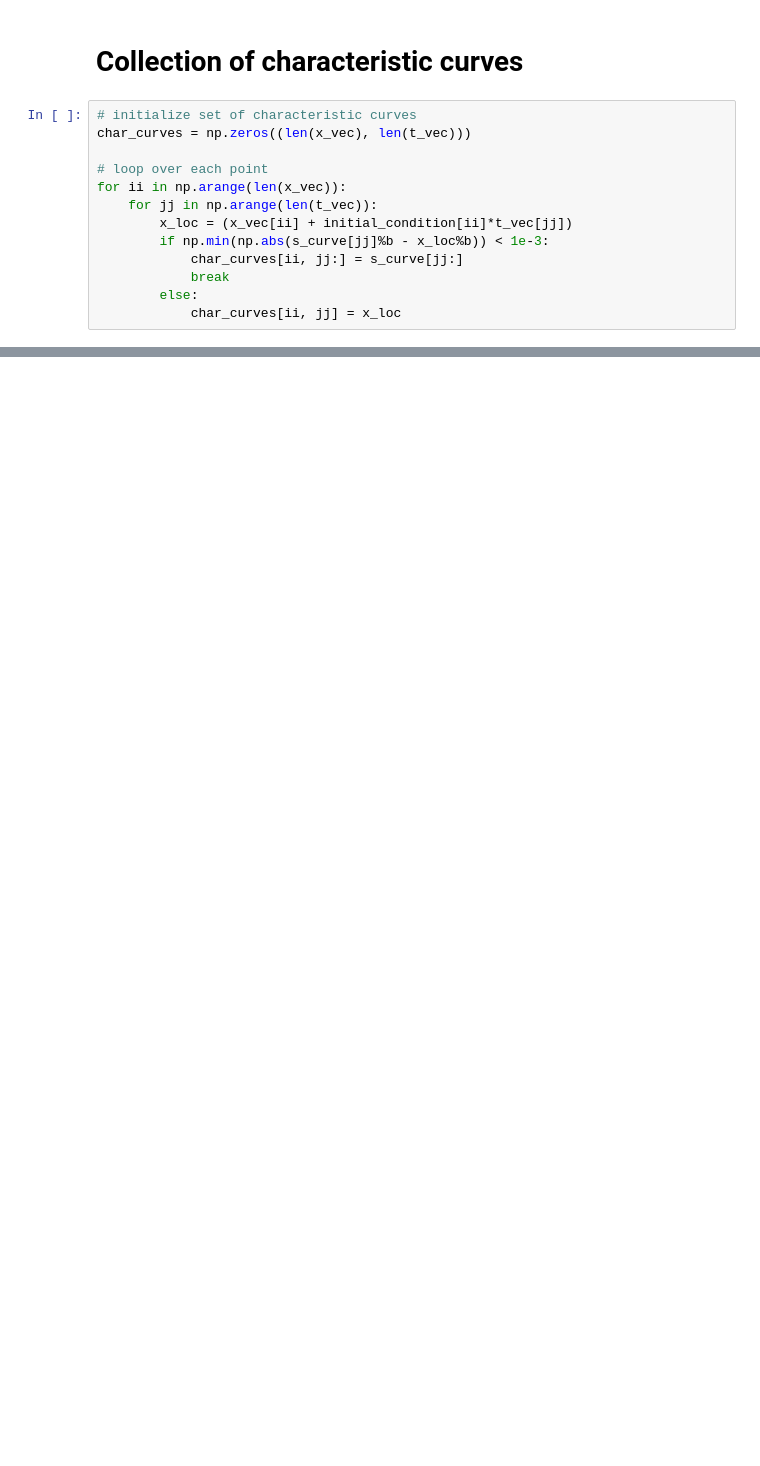
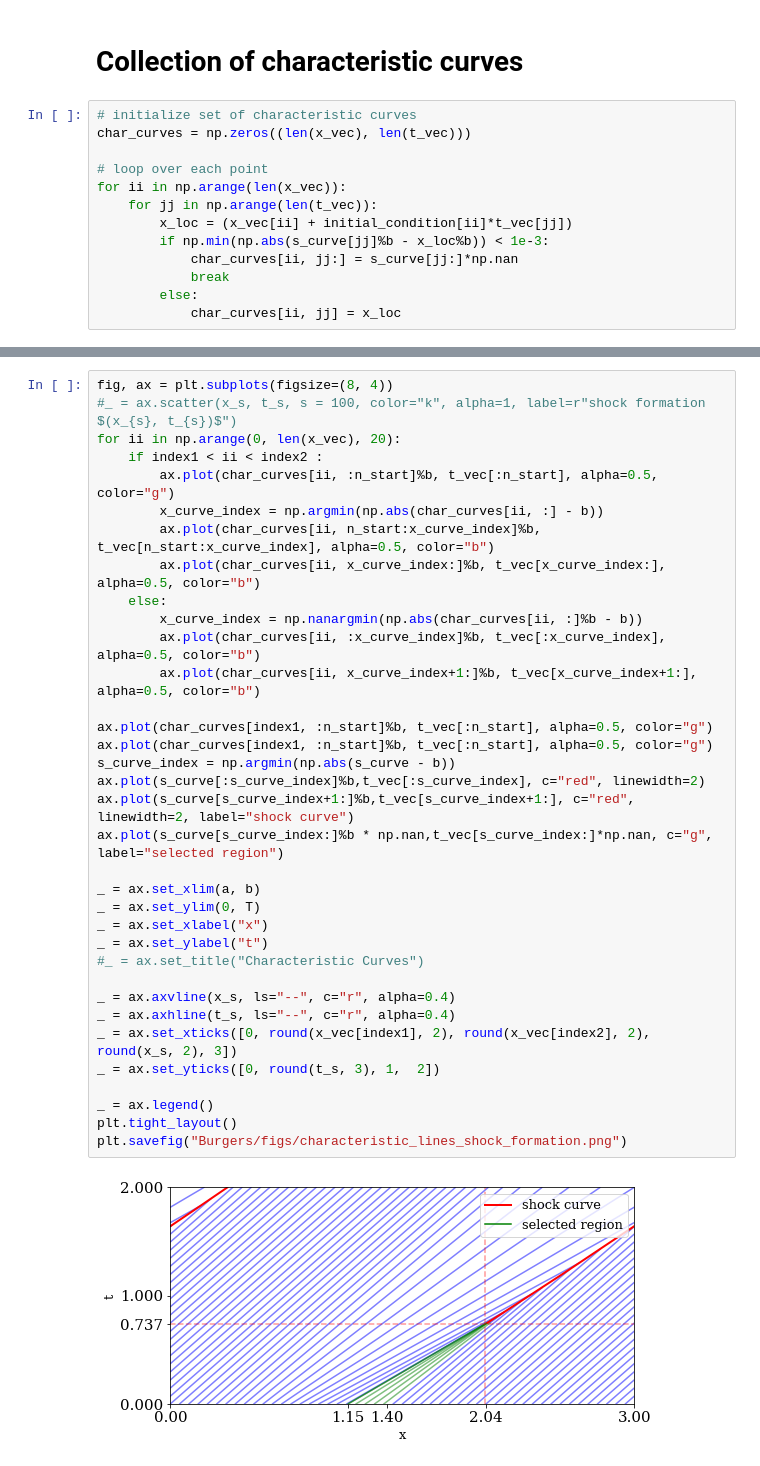
Before and after one commit to opaliss/Space-Weather-ROM, a Jupyter notebook: Burgers/Burgers-find-c(t).ipynb, the cells around one changed output, grey strips where cells are left out. Drawn from its saved outputs; the diff is of its cells as text; blank space fills up the shorter version.

```diff
--- a/Burgers/Burgers-find-c(t).ipynb
+++ b/Burgers/Burgers-find-c(t).ipynb
@@ -231,7 +313,7 @@ for ii in np.arange(len(x_vec)):
     for jj in np.arange(len(t_vec)):
         x_loc = (x_vec[ii] + initial_condition[ii]*t_vec[jj])
         if np.min(np.abs(s_curve[jj]%b - x_loc%b)) < 1e-3:
-            char_curves[ii, jj:] = s_curve[jj:]
+            char_curves[ii, jj:] = s_curve[jj:]*np.nan
             break
         else:
             char_curves[ii, jj] = x_loc
@@ -279 +330,38 @@ m_mean
+# %%
+fig, ax = plt.subplots(figsize=(8, 4))
+#_ = ax.scatter(x_s, t_s, s = 100, color="k", alpha=1, label=r"shock formation $(x_{s}, t_{s})$")
+for ii in np.arange(0, len(x_vec), 20):
+    if index1 < ii < index2 :
+        ax.plot(char_curves[ii, :n_start]%b, t_vec[:n_start], alpha=0.5, color="g")
+        x_curve_index = np.argmin(np.abs(char_curves[ii, :] - b))
+        ax.plot(char_curves[ii, n_start:x_curve_index]%b, t_vec[n_start:x_curve_index], alpha=0.5, color="b")
+        ax.plot(char_curves[ii, x_curve_index:]%b, t_vec[x_curve_index:], alpha=0.5, color="b")
+    else:
+        x_curve_index = np.nanargmin(np.abs(char_curves[ii, :]%b - b))
+        ax.plot(char_curves[ii, :x_curve_index]%b, t_vec[:x_curve_index], alpha=0.5, color="b")
+        ax.plot(char_curves[ii, x_curve_index+1:]%b, t_vec[x_curve_index+1:], alpha=0.5, color="b")
+
+ax.plot(char_curves[index1, :n_start]%b, t_vec[:n_start], alpha=0.5, color="g")
+ax.plot(char_curves[index1, :n_start]%b, t_vec[:n_start], alpha=0.5, color="g")
+s_curve_index = np.argmin(np.abs(s_curve - b))
+ax.plot(s_curve[:s_curve_index]%b,t_vec[:s_curve_index], c="red", linewidth=2)
+ax.plot(s_curve[s_curve_index+1:]%b,t_vec[s_curve_index+1:], c="red", linewidth=2, label="shock curve")
+ax.plot(s_curve[s_curve_index:]%b * np.nan,t_vec[s_curve_index:]*np.nan, c="g", label="selected region")
+
+_ = ax.set_xlim(a, b)
+_ = ax.set_ylim(0, T)
+_ = ax.set_xlabel("x")
+_ = ax.set_ylabel("t")
+#_ = ax.set_title("Characteristic Curves")
+
+_ = ax.axvline(x_s, ls="--", c="r", alpha=0.4)
+_ = ax.axhline(t_s, ls="--", c="r", alpha=0.4)
+_ = ax.set_xticks([0, round(x_vec[index1], 2), round(x_vec[index2], 2), round(x_s, 2), 3])
+_ = ax.set_yticks([0, round(t_s, 3), 1,  2])
+
+_ = ax.legend()
+plt.tight_layout()
+plt.savefig("Burgers/figs/characteristic_lines_shock_formation.png")
+# %% [output]
+[figure, added]
 # %%
```
Also changed, not shown: parts of 27 cells of this notebook, 28 other files.
